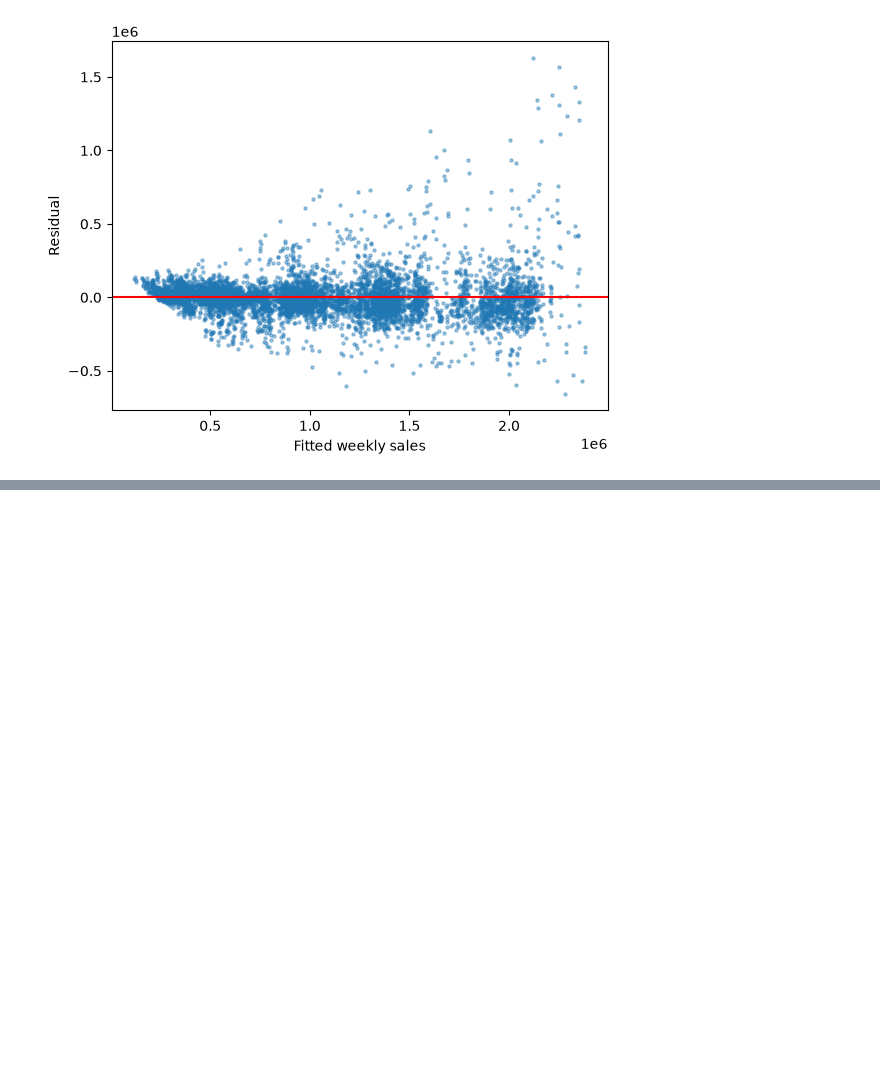
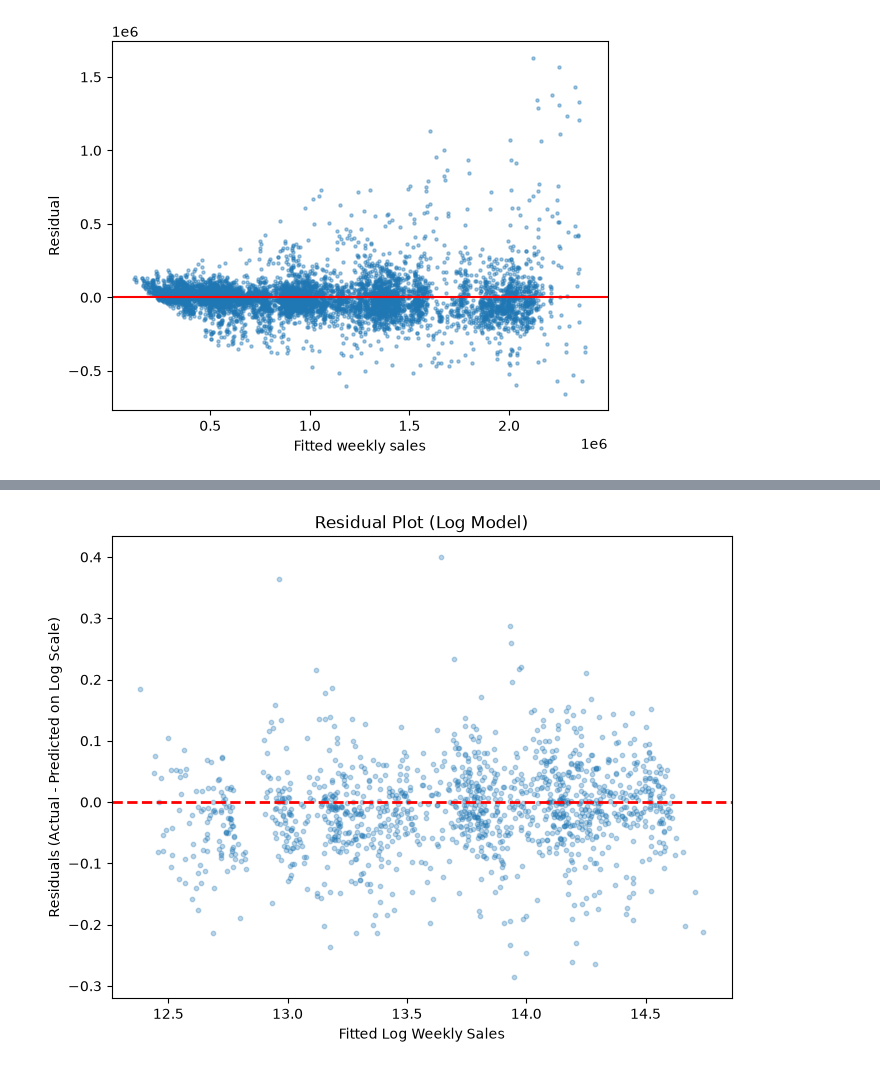
Before and after one commit to emmanuelakinmokun/predicting-weekly-retail-sales, a Jupyter notebook: notebooks/modelling.ipynb, the cells around one changed output, grey strips where cells are left out. Saved outputs shown, nothing was run; the diff lists cells and outputs as text; code cells hidden in the pictures; blank space fills up the shorter version.

```diff
--- a/notebooks/modelling.ipynb
+++ b/notebooks/modelling.ipynb
@@ -262,0 +331,13 @@ Text(0, 0.5, 'Residual')
+# %%
+# Calculate residuals on the log scale (or dollar scale)
+residuals_log = y_test - pred_log
+
+plt.figure(figsize=(8, 6))
+plt.scatter(pred_log, residuals_log, alpha=0.3, s=10)
+plt.axhline(0, color='red', linestyle='--', linewidth=2)
+plt.xlabel("Fitted Log Weekly Sales")
+plt.ylabel("Residuals (Actual - Predicted on Log Scale)")
+plt.title("Residual Plot (Log Model)")
+plt.show()
+# %% [output]
+[figure, added]
```
Also changed, not shown: parts of 5 cells of this notebook.
